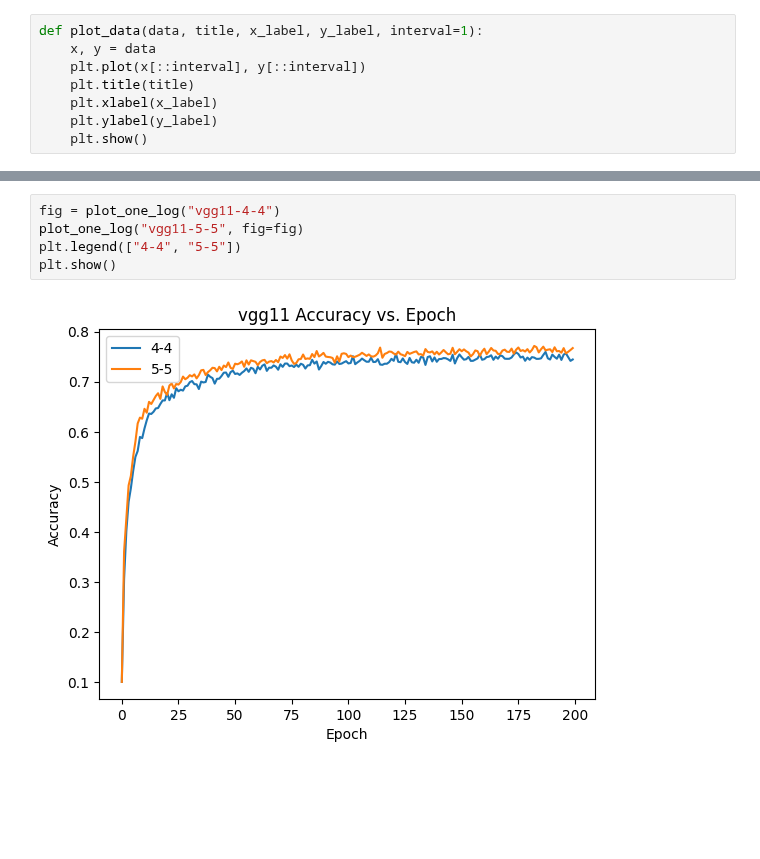
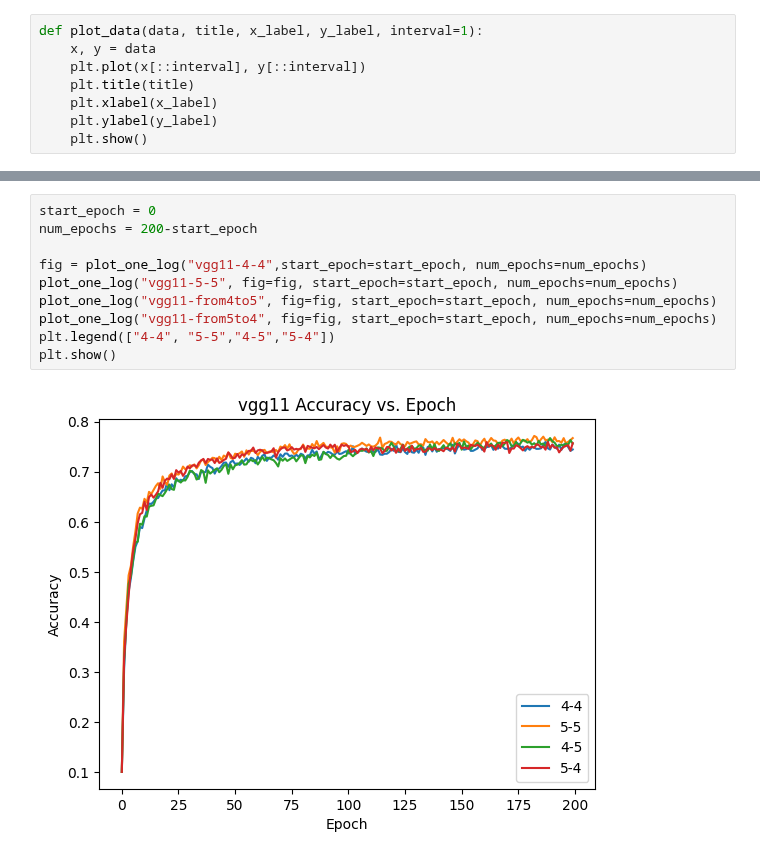
Before and after one commit to fengwenjiao/Chaos, a Jupyter notebook: experiment/train_acc/analyze_log.ipynb, the cells around one changed output, grey strips where cells are left out. Saved outputs shown, nothing was run; the diff lists cells and outputs as text; blank space fills up the shorter version.

```diff
--- a/experiment/train_acc/analyze_log.ipynb
+++ b/experiment/train_acc/analyze_log.ipynb
@@ -46,9 +72,14 @@ def plot_one_log(log_file, rank=0, type="acc",num_epochs=200, fig=None):
         fig=fig,
     )
 # %%
-fig = plot_one_log("vgg11-4-4")
-plot_one_log("vgg11-5-5", fig=fig)
-plt.legend(["4-4", "5-5"])
+start_epoch = 0
+num_epochs = 200-start_epoch
+
+fig = plot_one_log("vgg11-4-4",start_epoch=start_epoch, num_epochs=num_epochs)
+plot_one_log("vgg11-5-5", fig=fig, start_epoch=start_epoch, num_epochs=num_epochs)
+plot_one_log("vgg11-from4to5", fig=fig, start_epoch=start_epoch, num_epochs=num_epochs)
+plot_one_log("vgg11-from5to4", fig=fig, start_epoch=start_epoch, num_epochs=num_epochs)
+plt.legend(["4-4", "5-5","4-5","5-4"])
 plt.show()
 # %% [output]
-[figure, old version]
+[figure, new version]
```
Also changed, not shown: parts of 4 cells of this notebook, 1 other file.
